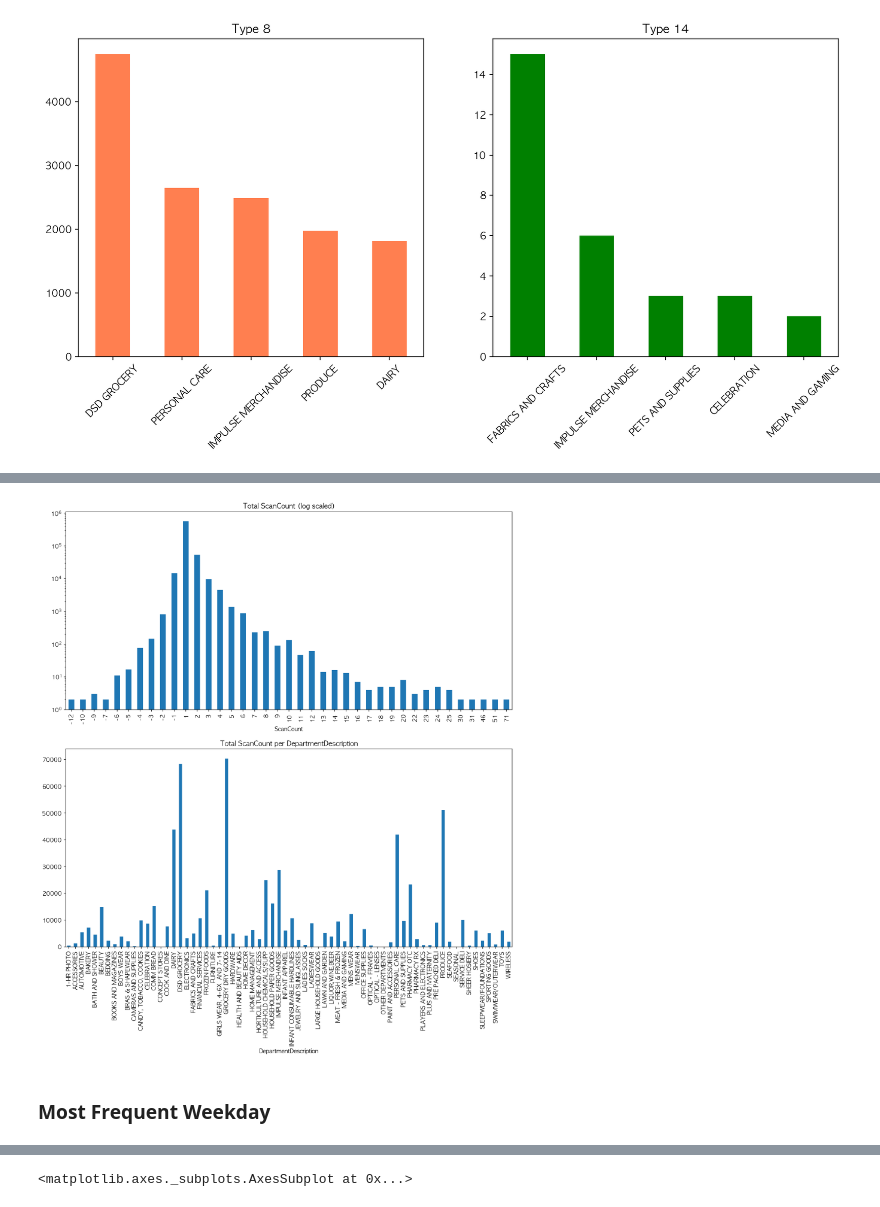
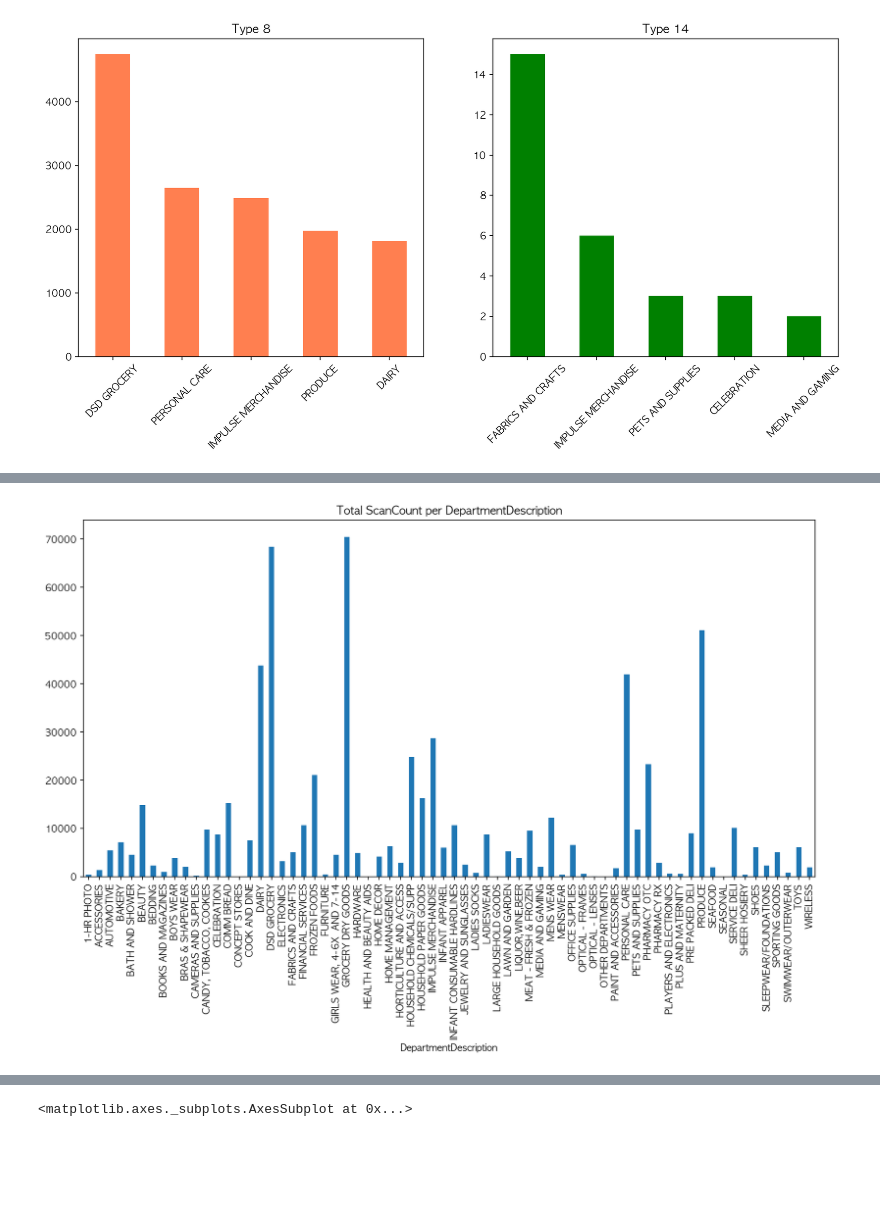
Before and after one commit to iayrots/dss7_SWYA_walmart, a Jupyter notebook: team2_(SWYA)_B/submission_draft.ipynb, the cells around one changed output, grey strips where cells are left out. Saved outputs shown, nothing was run; the diff lists cells and outputs as text; code cells hidden in the pictures; blank space fills up the shorter version.

```diff
--- a/team2_(SWYA)_B/submission_draft.ipynb
+++ b/team2_(SWYA)_B/submission_draft.ipynb
@@ -161,19 +195,10 @@ plt.show()
 # %%
-fig = plt.figure(figsize=(14, 14))
-
-
-# Plot total number of ScanCounts
-ax1 = fig.add_subplot(211)
-train.groupby(['ScanCount'], as_index=False).size().plot('bar', log=True)
-ax1.set_title("Total ScanCount (log scaled)")
+plt.figure(figsize=(14, 7))
 
 # Plot total number of DepartmentDescriptions
-ax2 = fig.add_subplot(212)
 train.groupby(['DepartmentDescription'], as_index=False).size().plot('bar')
-ax2.set_title("Total ScanCount per DepartmentDescription")
+plt.title("Total ScanCount per DepartmentDescription")
 
 plt.show()
 # %% [output]
-[figure, old version]
+[figure, new version]
-# %% [markdown]
-### Most Frequent Weekday
```
Also changed, not shown: parts of 19 cells of this notebook.
